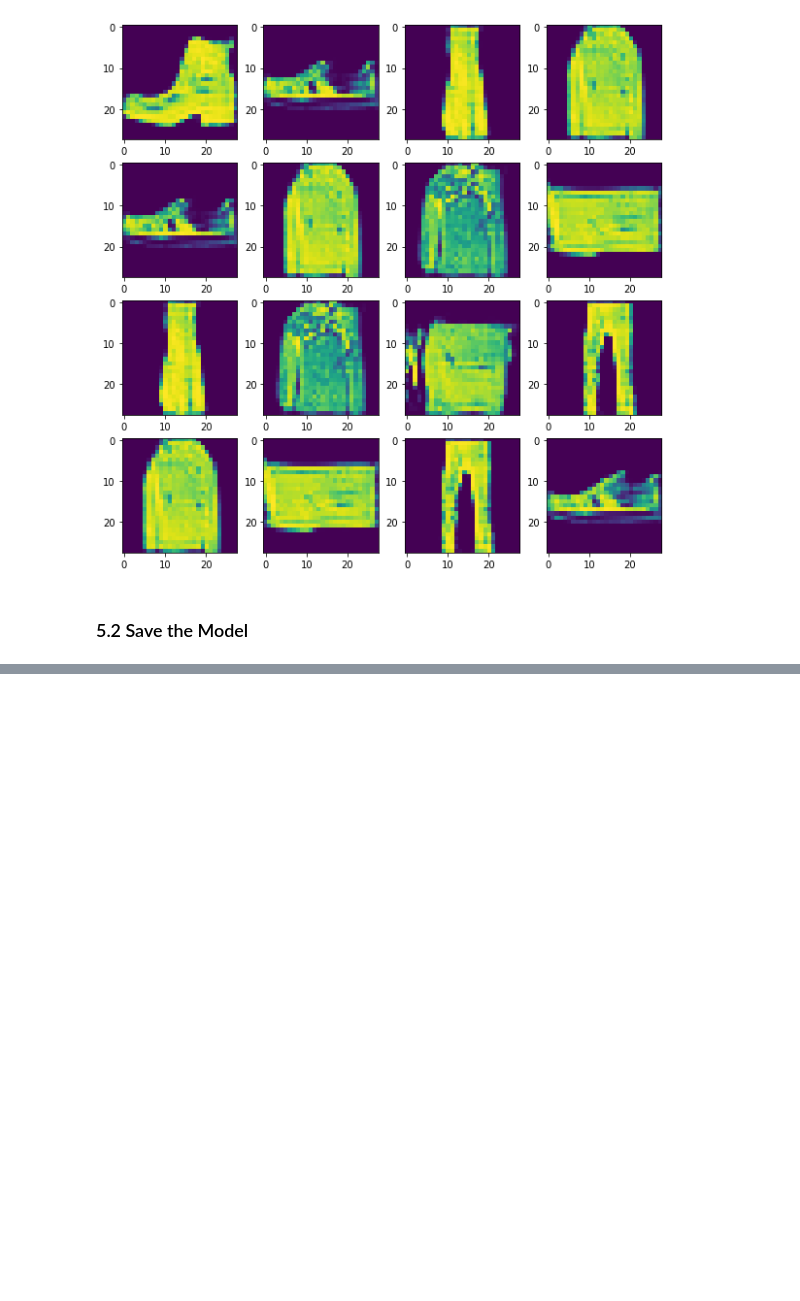
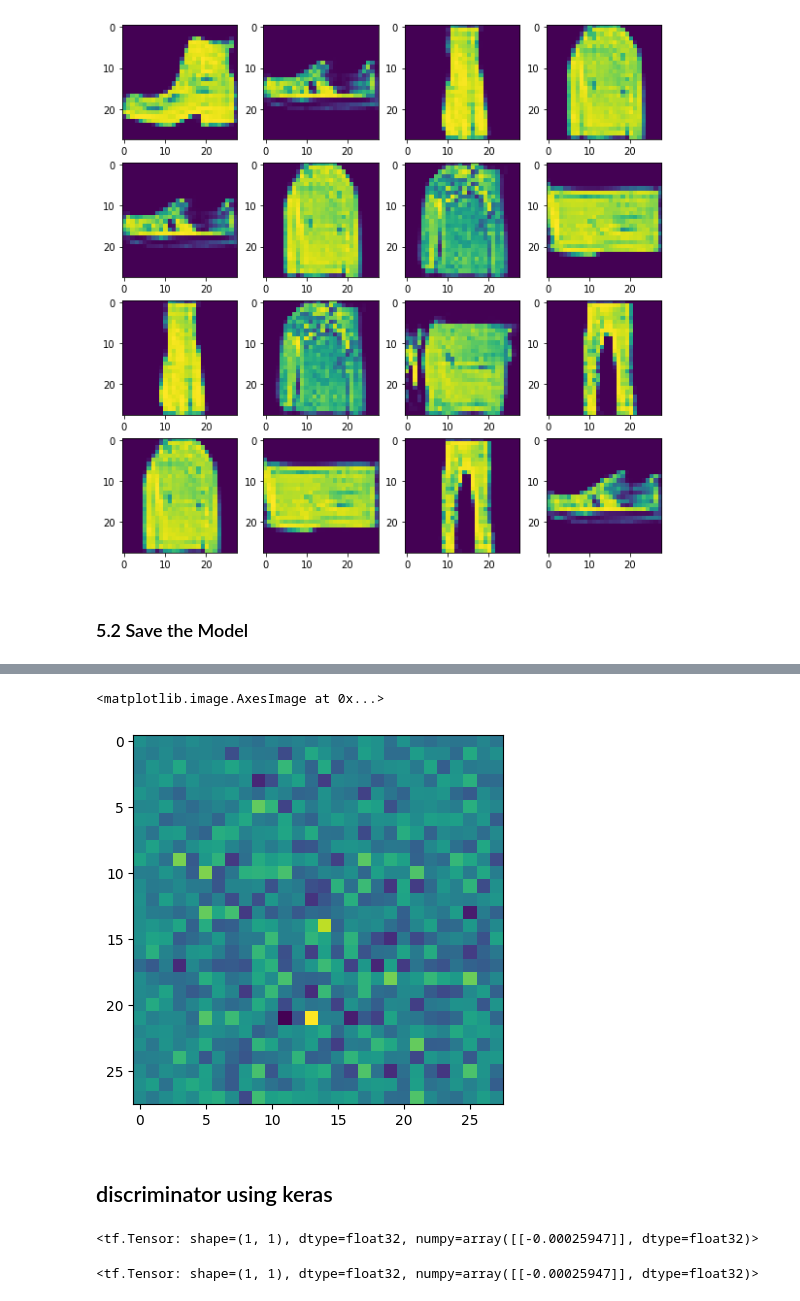
Before and after one commit to daemonX10/Machine-Learning, a Jupyter notebook: 6.0 Deep Learning/Ineuron/5.0 GAN/GanBasic-Fashion.ipynb, the cells around one changed output, grey strips where cells are left out. Cells and saved outputs as stored; diff of their text form; code cells hidden in the pictures; blank space fills up the shorter version.

```diff
--- a/6.0 Deep Learning/Ineuron/5.0 GAN/GanBasic-Fashion.ipynb
+++ b/6.0 Deep Learning/Ineuron/5.0 GAN/GanBasic-Fashion.ipynb
@@ -393,0 +540,7 @@ discriminator.save('discriminator.h5')
+# %%
+plt.imshow(generator_image[0,:,:,0])
+# %% [output]
+<matplotlib.image.AxesImage at 0x...>
+[figure, added]
+# %% [markdown]
+## discriminator using keras
@@ -393,0 +563,10 @@ discriminator.save('discriminator.h5')
+# %%
+discriminator = make_discriminator_model()
+decision = discriminator(generator_image)
+decision
+# %% [output]
+<tf.Tensor: shape=(1, 1), dtype=float32, numpy=array([[-0.00025947]], dtype=float32)>
+# %%
+decision
+# %% [output]
+<tf.Tensor: shape=(1, 1), dtype=float32, numpy=array([[-0.00025947]], dtype=float32)>
```
Also changed, not shown: parts of 28 cells of this notebook.
